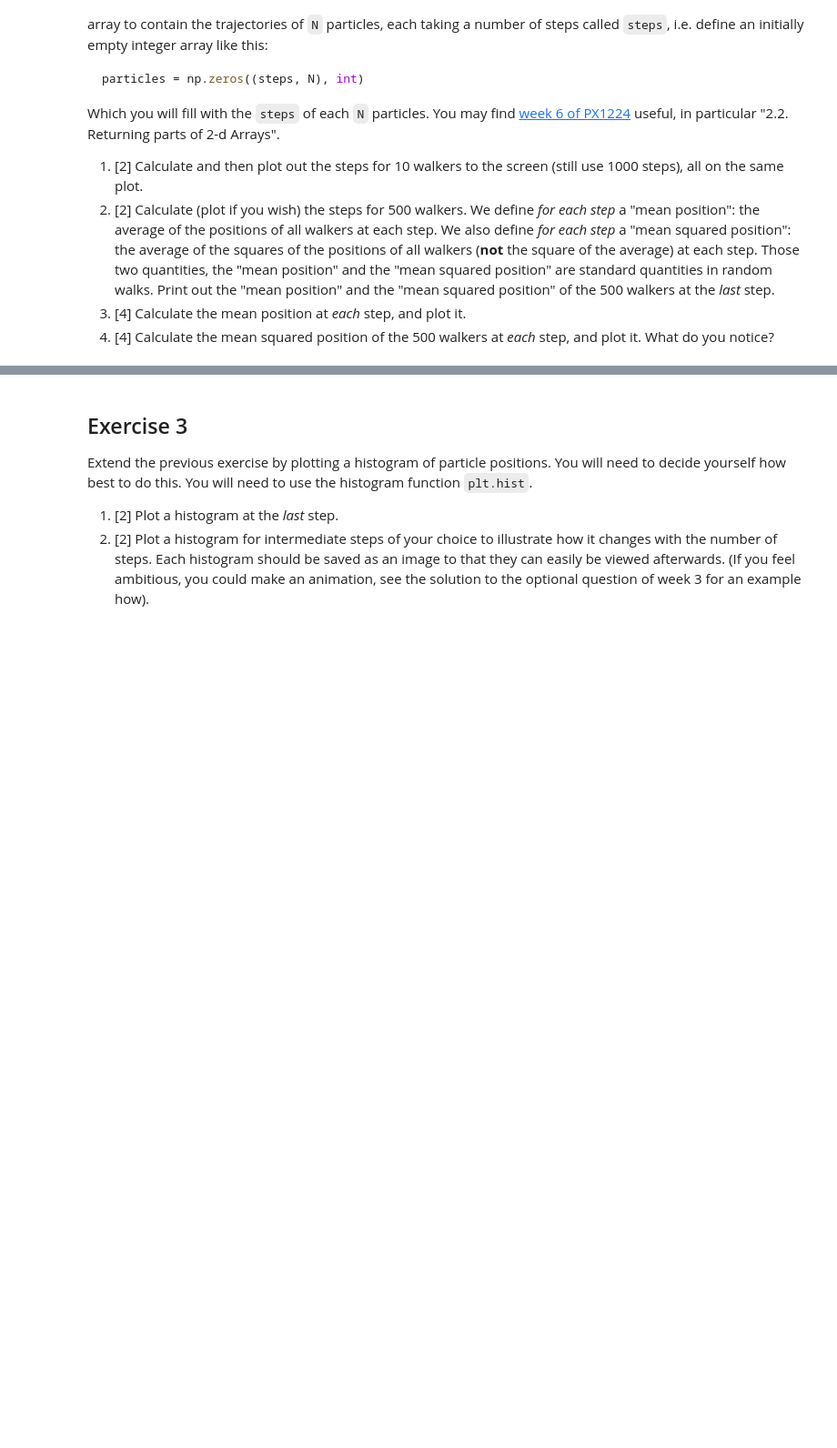
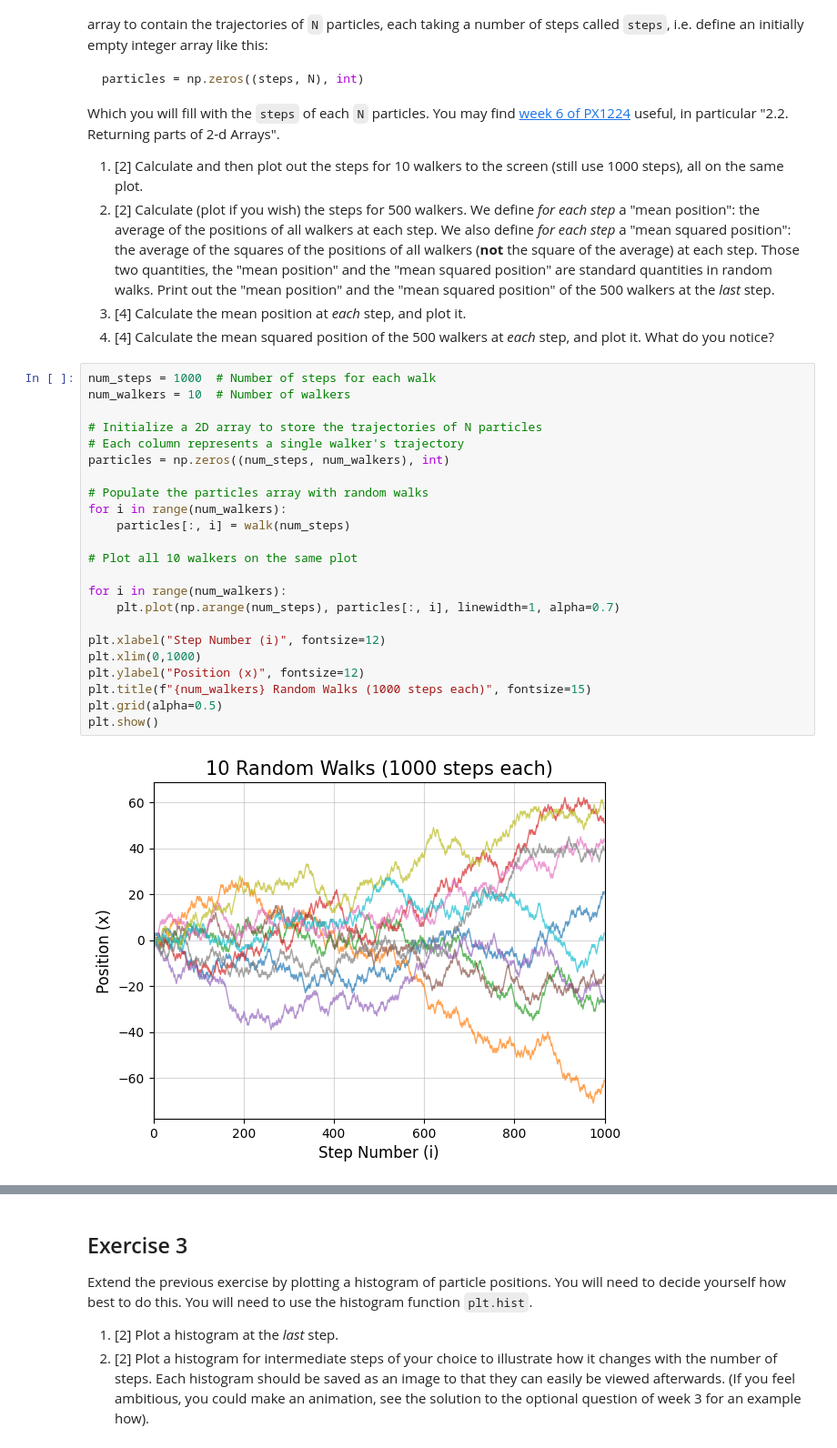
Before and after one commit to PX2145-2025/week-7-b-Lalsodagar-Adi, a Jupyter notebook: Random_walk_Adi_Lalsodagar.ipynb, the cells around one changed output, grey strips where cells are left out. Shown at 91% size. Saved outputs shown, nothing was run; the diff lists cells and outputs as text; blank space fills up the shorter version.

```diff
--- a/Random_walk_Adi_Lalsodagar.ipynb
+++ b/Random_walk_Adi_Lalsodagar.ipynb
@@ -128,3 +128,28 @@ Which you will fill with the `steps` of each `N` particles. You may find [week 6
  3. [4] Calculate the mean position at _each_ step, and plot it.
  4. [4] Calculate the mean squared position of the 500 walkers at _each_ step, and
 plot it. What do you notice?
+# %%
+num_steps = 1000  # Number of steps for each walk
+num_walkers = 10  # Number of walkers
+
+# Initialize a 2D array to store the trajectories of N particles
+# Each column represents a single walker's trajectory
+particles = np.zeros((num_steps, num_walkers), int)
+
+# Populate the particles array with random walks
+for i in range(num_walkers):
+    particles[:, i] = walk(num_steps)
+
+# Plot all 10 walkers on the same plot
+
+for i in range(num_walkers):
+    plt.plot(np.arange(num_steps), particles[:, i], linewidth=1, alpha=0.7)
+
+plt.xlabel("Step Number (i)", fontsize=12)
+plt.xlim(0,1000)
+plt.ylabel("Position (x)", fontsize=12)
+plt.title(f"{num_walkers} Random Walks (1000 steps each)", fontsize=15)
+plt.grid(alpha=0.5)
+plt.show()
+# %% [output]
+[figure, added]
```
Also changed, not shown: parts of 3 cells of this notebook.
